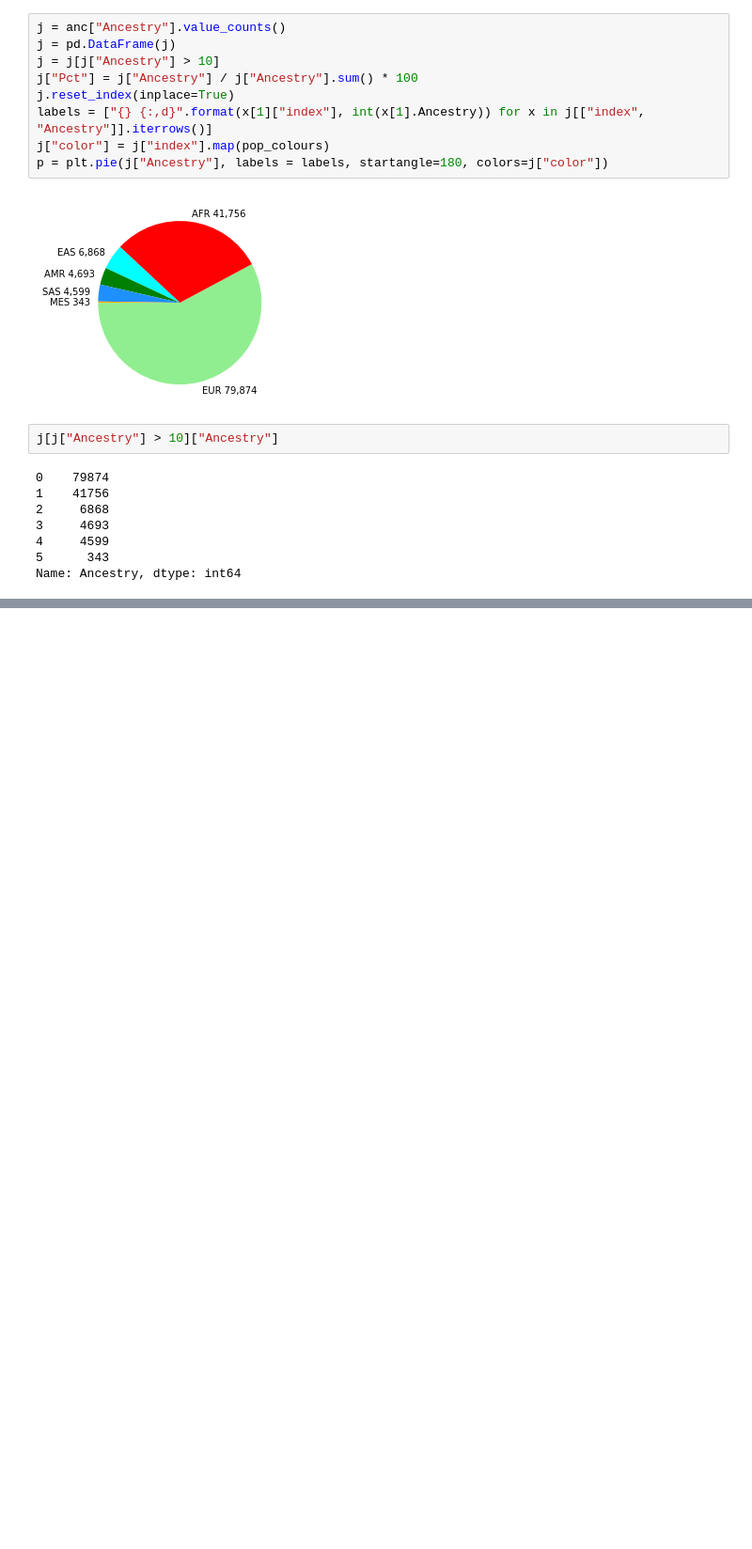
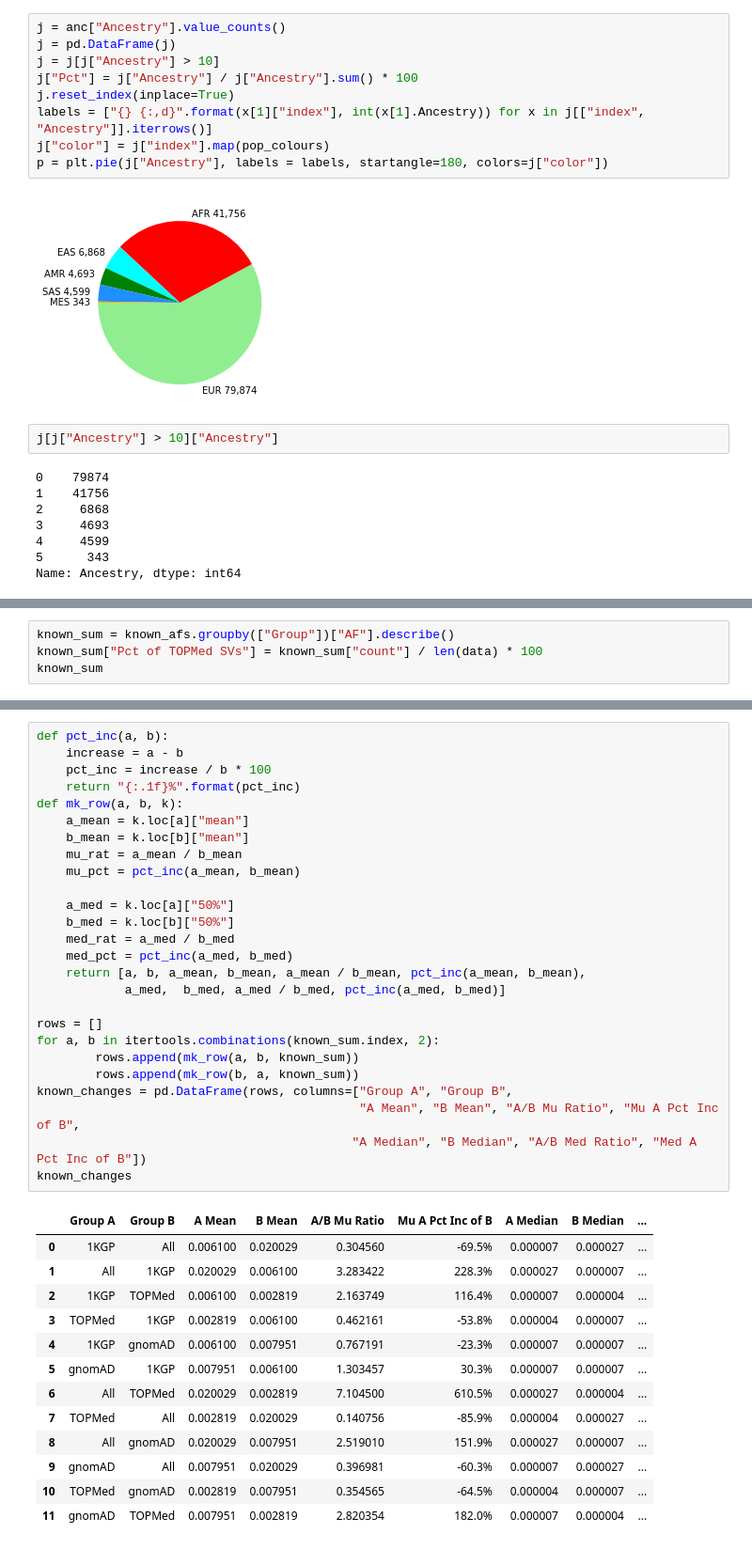
Before and after one commit to BCM-HGSC/TopMedSVQC, a Jupyter notebook: notebooks/PostfilterQC.ipynb, the cells around one changed output, grey strips where cells are left out. Shown: that part at 94% size. Drawn from its saved outputs; the diff is of its cells as text; blank space fills up the shorter version.

```diff
--- a/notebooks/PostfilterQC.ipynb
+++ b/notebooks/PostfilterQC.ipynb
@@ -363,0 +334,4 @@ for i in x:
+# %%
+known_sum = known_afs.groupby(["Group"])["AF"].describe()
+known_sum["Pct of TOPMed SVs"] = known_sum["count"] / len(data) * 100
+known_sum
@@ -363,0 +345,40 @@ for i in x:
+# %%
+def pct_inc(a, b):
+    increase = a - b
+    pct_inc = increase / b * 100
+    return "{:.1f}%".format(pct_inc)
+def mk_row(a, b, k):
+    a_mean = k.loc[a]["mean"]
+    b_mean = k.loc[b]["mean"]
+    mu_rat = a_mean / b_mean
+    mu_pct = pct_inc(a_mean, b_mean)
+
+    a_med = k.loc[a]["50%"]
+    b_med = k.loc[b]["50%"]
+    med_rat = a_med / b_med
+    med_pct = pct_inc(a_med, b_med)
+    return [a, b, a_mean, b_mean, a_mean / b_mean, pct_inc(a_mean, b_mean),
+            a_med,  b_med, a_med / b_med, pct_inc(a_med, b_med)]
+
+rows = []
+for a, b in itertools.combinations(known_sum.index, 2):
+        rows.append(mk_row(a, b, known_sum))
+        rows.append(mk_row(b, a, known_sum))
+known_changes = pd.DataFrame(rows, columns=["Group A", "Group B",
+                                            "A Mean", "B Mean", "A/B Mu Ratio", "Mu A Pct Inc of B",
+                                           "A Median", "B Median", "A/B Med Ratio", "Med A Pct Inc of B"])
+known_changes
+# %% [output]
+|  | Group A | Group B | A Mean | B Mean | A/B Mu Ratio | Mu A Pct Inc of B | A Median | B Median | ... |
+| 0 | 1KGP | All | 0.006100 | 0.020029 | 0.304560 | -69.5% | 0.000007 | 0.000027 | ... |
+| 1 | All | 1KGP | 0.020029 | 0.006100 | 3.283422 | 228.3% | 0.000027 | 0.000007 | ... |
+| 2 | 1KGP | TOPMed | 0.006100 | 0.002819 | 2.163749 | 116.4% | 0.000007 | 0.000004 | ... |
+| 3 | TOPMed | 1KGP | 0.002819 | 0.006100 | 0.462161 | -53.8% | 0.000004 | 0.000007 | ... |
+| 4 | 1KGP | gnomAD | 0.006100 | 0.007951 | 0.767191 | -23.3% | 0.000007 | 0.000007 | ... |
+| 5 | gnomAD | 1KGP | 0.007951 | 0.006100 | 1.303457 | 30.3% | 0.000007 | 0.000007 | ... |
+| 6 | All | TOPMed | 0.020029 | 0.002819 | 7.104500 | 610.5% | 0.000027 | 0.000004 | ... |
+| 7 | TOPMed | All | 0.002819 | 0.020029 | 0.140756 | -85.9% | 0.000004 | 0.000027 | ... |
+| 8 | All | gnomAD | 0.020029 | 0.007951 | 2.519010 | 151.9% | 0.000027 | 0.000007 | ... |
+| 9 | gnomAD | All | 0.007951 | 0.020029 | 0.396981 | -60.3% | 0.000007 | 0.000027 | ... |
+| 10 | TOPMed | gnomAD | 0.002819 | 0.007951 | 0.354565 | -64.5% | 0.000004 | 0.000007 | ... |
+| 11 | gnomAD | TOPMed | 0.007951 | 0.002819 | 2.820354 | 182.0% | 0.000007 | 0.000004 | ... |
```
Also changed, not shown: parts of 37 cells of this notebook.
